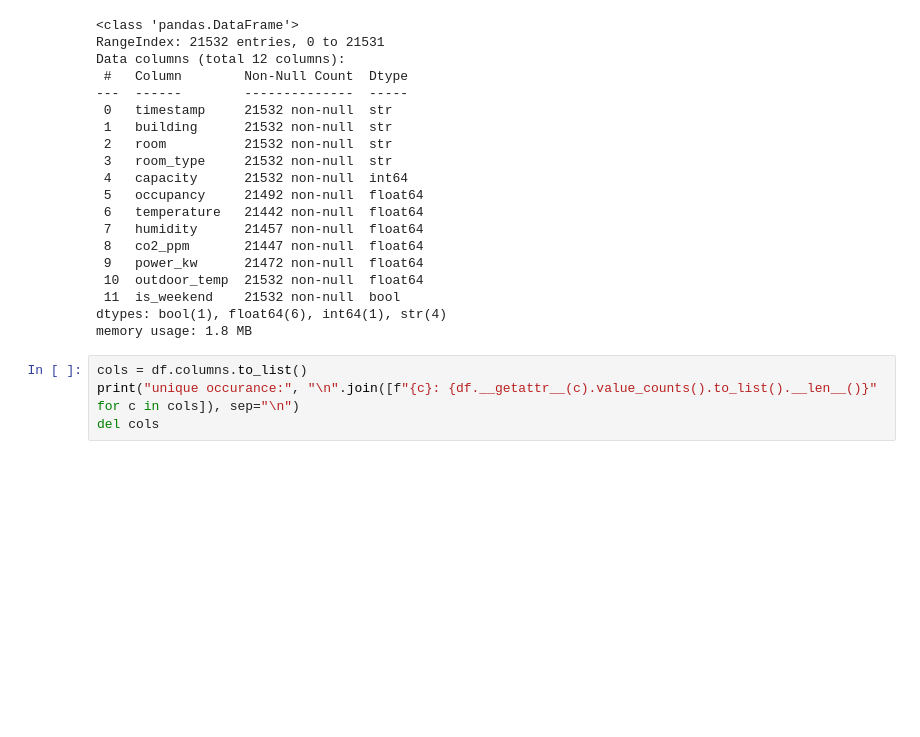
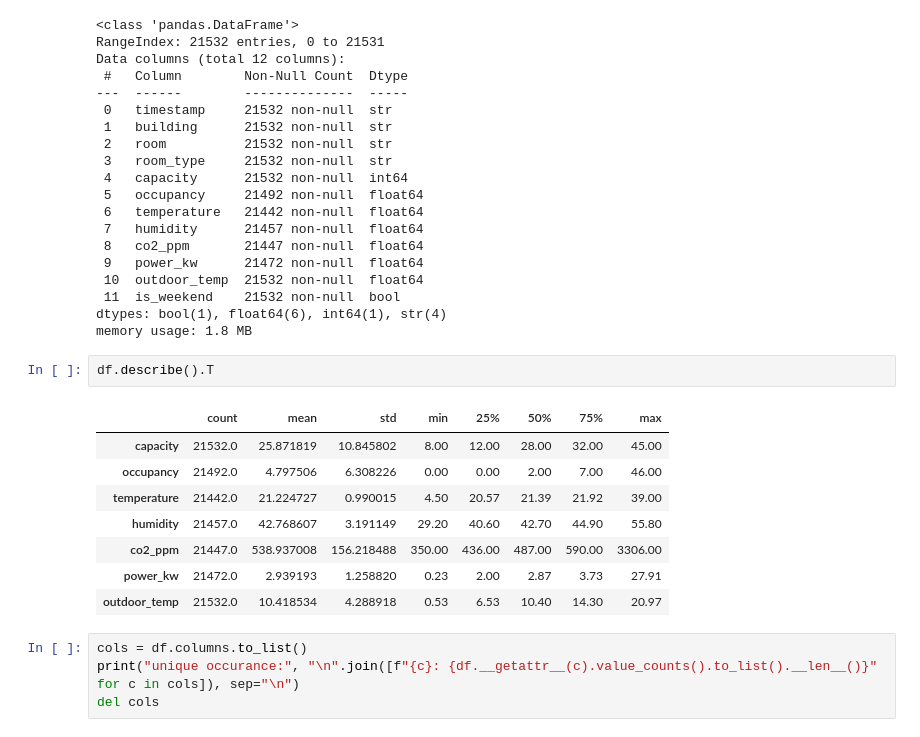
Before and after one commit to Guerre450/collecte-tp3-420-514-MV, a Jupyter notebook: TP3_EDA_DA1_DA2_DA3.ipynb, the cells around one changed output. Saved outputs shown, nothing was run; the diff lists cells and outputs as text; blank space fills up the shorter version.

```diff
--- a/TP3_EDA_DA1_DA2_DA3.ipynb
+++ b/TP3_EDA_DA1_DA2_DA3.ipynb
@@ -127,6 +127,17 @@ Data columns (total 12 columns):
  11  is_weekend    21532 non-null  bool
 dtypes: bool(1), float64(6), int64(1), str(4)
 memory usage: 1.8 MB
+# %%
+df.describe().T
+# %% [output]
+|  | count | mean | std | min | 25% | 50% | 75% | max |
+| capacity | 21532.0 | 25.871819 | 10.845802 | 8.00 | 12.00 | 28.00 | 32.00 | 45.00 |
+| occupancy | 21492.0 | 4.797506 | 6.308226 | 0.00 | 0.00 | 2.00 | 7.00 | 46.00 |
+| temperature | 21442.0 | 21.224727 | 0.990015 | 4.50 | 20.57 | 21.39 | 21.92 | 39.00 |
+| humidity | 21457.0 | 42.768607 | 3.191149 | 29.20 | 40.60 | 42.70 | 44.90 | 55.80 |
+| co2_ppm | 21447.0 | 538.937008 | 156.218488 | 350.00 | 436.00 | 487.00 | 590.00 | 3306.00 |
+| power_kw | 21472.0 | 2.939193 | 1.258820 | 0.23 | 2.00 | 2.87 | 3.73 | 27.91 |
+| outdoor_temp | 21532.0 | 10.418534 | 4.288918 | 0.53 | 6.53 | 10.40 | 14.30 | 20.97 |
 # %%
 cols = df.columns.to_list()
 print("unique occurance:", "\n".join([f"{c}: {df.__getattr__(c).value_counts().to_list().__len__()}" for c in cols]), sep="\n")
```
Also changed, not shown: parts of 7 cells of this notebook.
